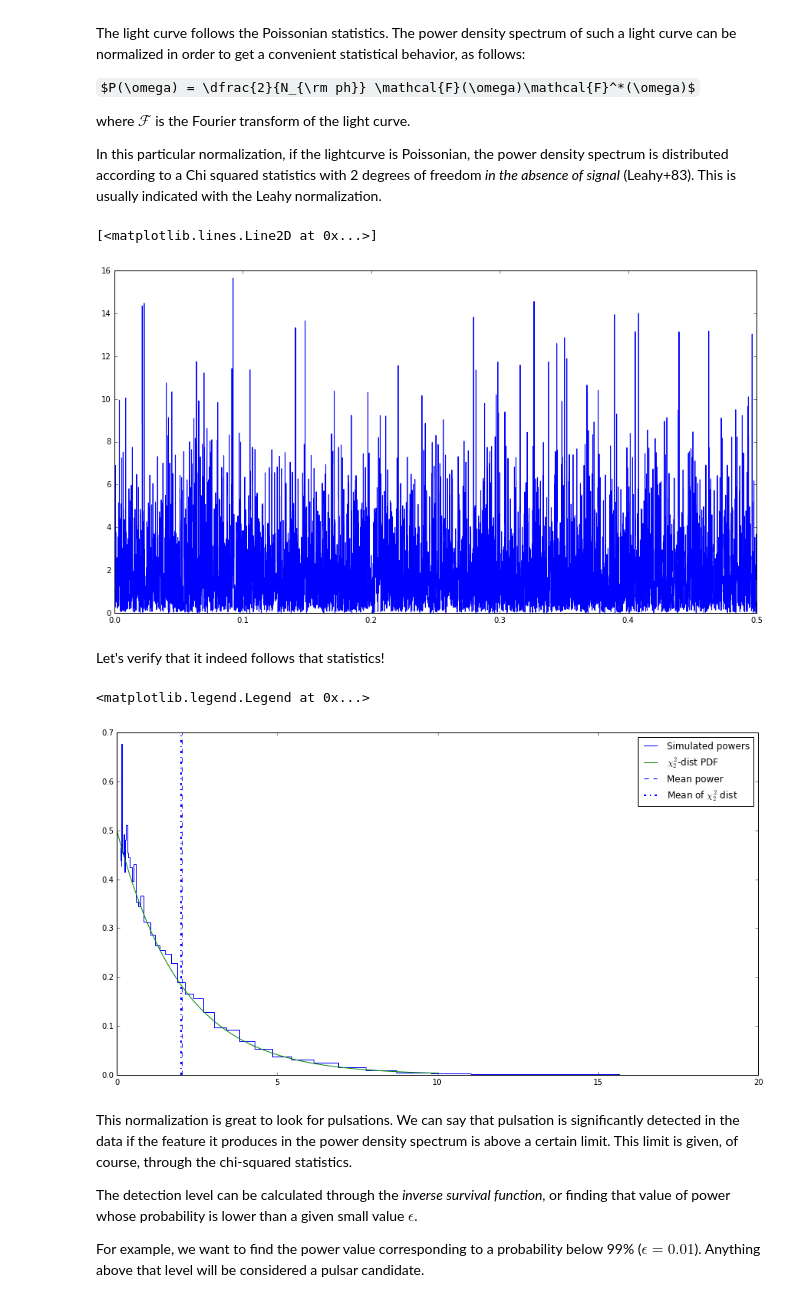
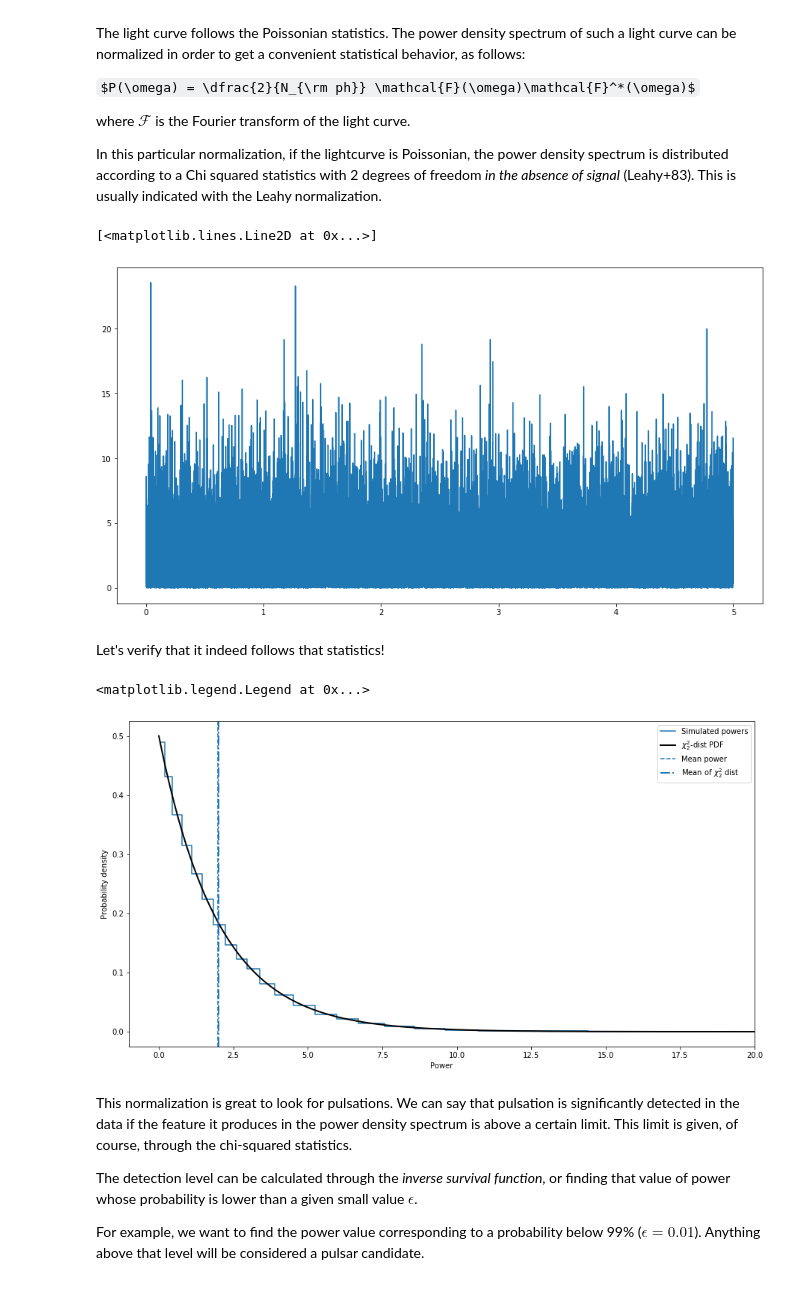
Before and after one commit to matteobachetti/timing-lectures, a Jupyter notebook: 2_Aperiodic_Timing.ipynb, the cells around one changed output. Saved outputs shown, nothing was run; the diff lists cells and outputs as text; code cells hidden in the pictures; some formulas as TeX source.

```diff
--- a/2_Aperiodic_Timing.ipynb
+++ b/2_Aperiodic_Timing.ipynb
@@ -108,60 +103,63 @@ def rough_leahy_pds(lc, dt):
     return freq[good], pds[good].real * 2 / nph
 
 def rough_leahy_cpds(lc1, lc2, dt):
     assert len(lc1) == len(lc2), "Light curves must have the same length"
     nbin = len(lc1)
     nph1 = np.sum(lc1)
     nph2 = np.sum(lc2)
     nph = np.sqrt(nph1 * nph2)
 
     ft1 = np.fft.fft(lc1)
     ft2 = np.fft.fft(lc2)
 
     freq = np.fft.fftfreq(nbin, dt)
     good = freq > 0
     cpds = ft1 * ft2.conj()
     return freq[good], cpds[good] * 2 / nph
 
 
 obs_duration = 10000
-dt = 1
+dt = 0.1
 count_rate = 10  # counts/s
 events = ra.uniform(0, obs_duration, obs_duration * count_rate)
 
 lc, bins = np.histogram(events, bins=np.arange(0, obs_duration + dt, dt))
-dt = 1
+# dt = 1
 
 freq, pds = rough_leahy_pds(lc, dt)
 
 # PLOTTING -------------------
 plt.plot(freq, pds, drawstyle="steps-mid")
 # %% [output]
 [<matplotlib.lines.Line2D at 0x...>]
-[figure, old version]
+[figure, new version]
 # %% [markdown]
 Let's verify that it indeed follows that statistics!
 # %%
 from scipy.stats import chi2
+from astropy.stats import histogram
 
-hist, binx = np.histogram(pds, bins=np.logspace(-1, 1.5, 50))
+hist, binx = histogram(pds, bins='blocks', density=True)
 powers = (binx[1:] + binx[:-1]) / 2
-dp = np.diff(binx)
 
 # PLOTTING -----------------------------
-plt.plot(powers, hist / np.sum(hist) / dp, drawstyle="steps-mid", label="Simulated powers")
+plt.plot(powers, hist, drawstyle="steps-mid",
+         label="Simulated powers")
 
-x = np.linspace(0, 10, 10000)
+x = np.linspace(0, 20, 10000)
 chisq_pdf = chi2.pdf(x, df=2)
 
-plt.plot(x, chisq_pdf, label=r"$\chi^2_2$-dist PDF")
+plt.plot(x, chisq_pdf, label=r"$\chi^2_2$-dist PDF", color='k', lw=2)
 plt.axvline(np.mean(pds), ls="--", label="Mean power")
 plt.axvline(2, ls="-.", lw=2, label="Mean of $\chi^2_2$ dist")
 plt.xlim([None, 20])
+plt.xlabel("Power")
+plt.ylabel("Probability density")
 plt.legend()
 # -------------------------------------
 # %% [output]
 <matplotlib.legend.Legend at 0x...>
-[figure, old version]
+[figure, new version]
 # %% [markdown]
 This normalization is great to look for pulsations. We can say that pulsation is significantly detected in the data if the feature it produces in the power density spectrum is above a certain limit. This limit is given, of course, through the chi-squared statistics.
 
```
Also changed, not shown: parts of 19 cells of this notebook, 6 other files.
